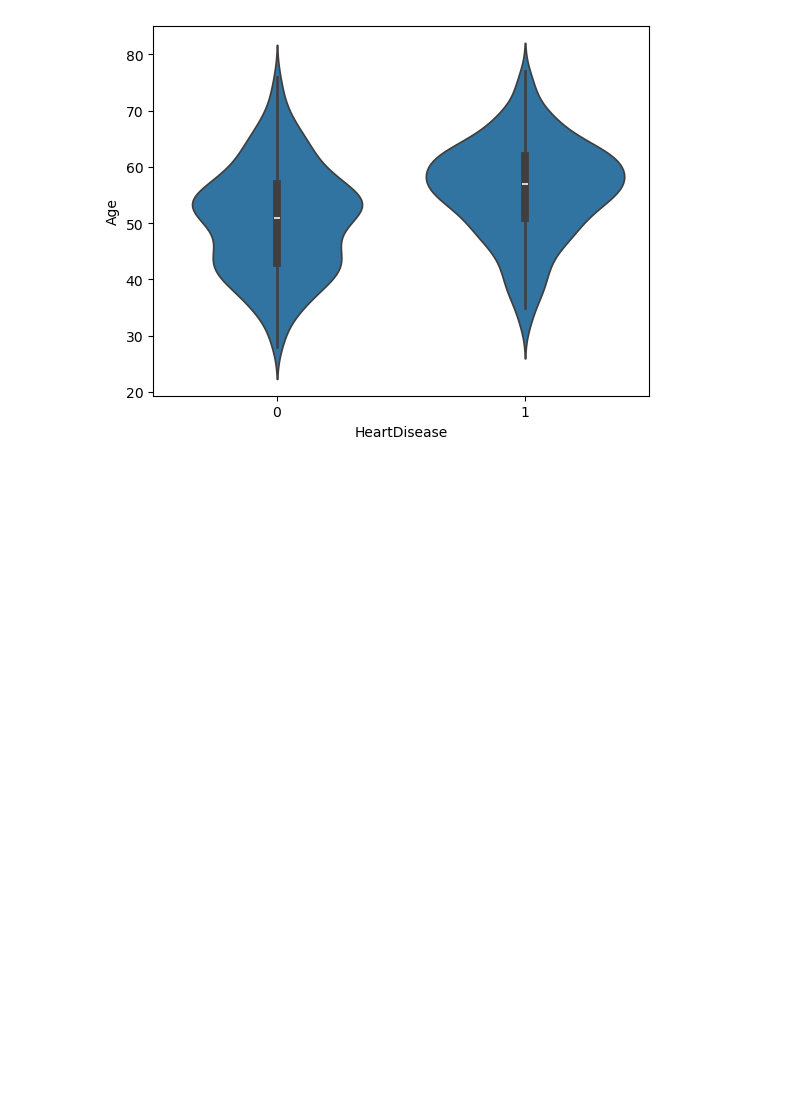
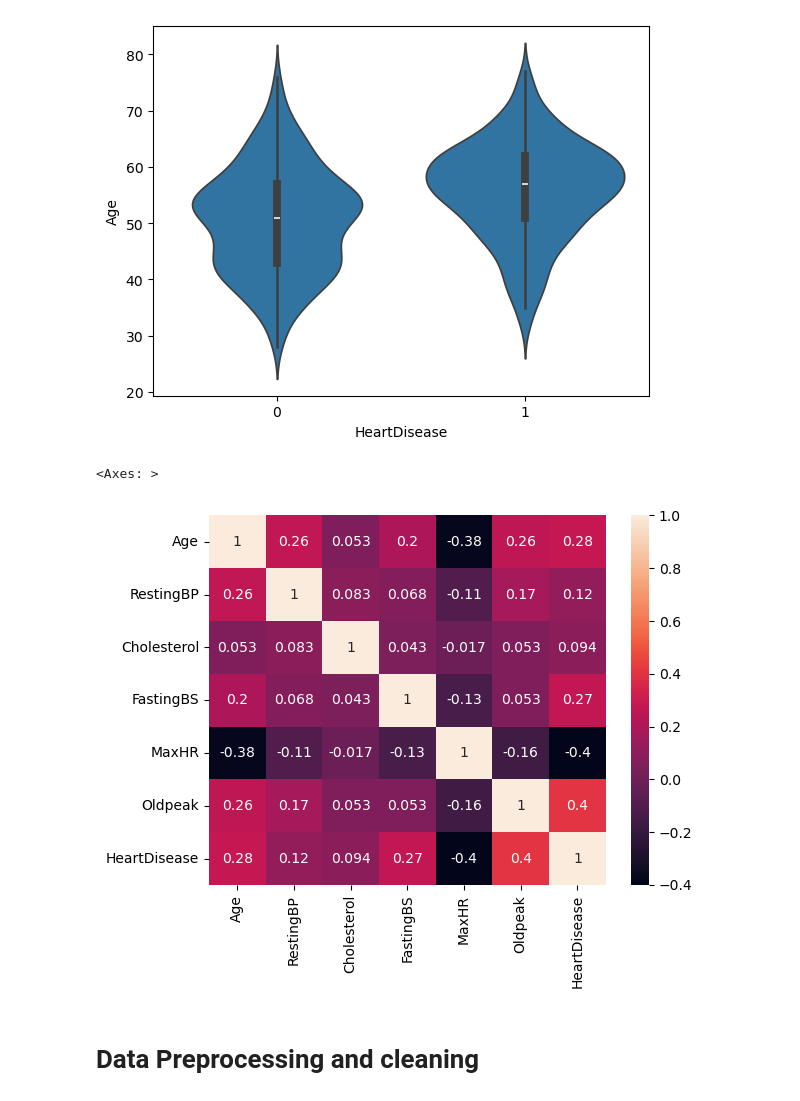
Before and after one commit to MuhammadFaizan144/Machine-Learning, a Jupyter notebook: Machine-Learning-Part-1-main/Project-2/Untitled.ipynb, the cells around one changed output. Cells and saved outputs as stored; diff of their text form; code cells hidden in the pictures; blank space fills up the shorter version.

```diff
--- a/Machine-Learning-Part-1-main/Project-2/Untitled.ipynb
+++ b/Machine-Learning-Part-1-main/Project-2/Untitled.ipynb
@@ -207,4 +207,9 @@ sns.violinplot(x='HeartDisease',y='Age',data=df)
 <Axes: xlabel='HeartDisease', ylabel='Age'>
 [figure]
 # %%
-sns.heatmap
+sns.heatmap(df.corr(numeric_only=True),annot=True)
+# %% [output]
+<Axes: >
+[figure, added]
+# %% [markdown]
+# Data Preprocessing and cleaning
```
Also changed, not shown: parts of 6 cells of this notebook.
